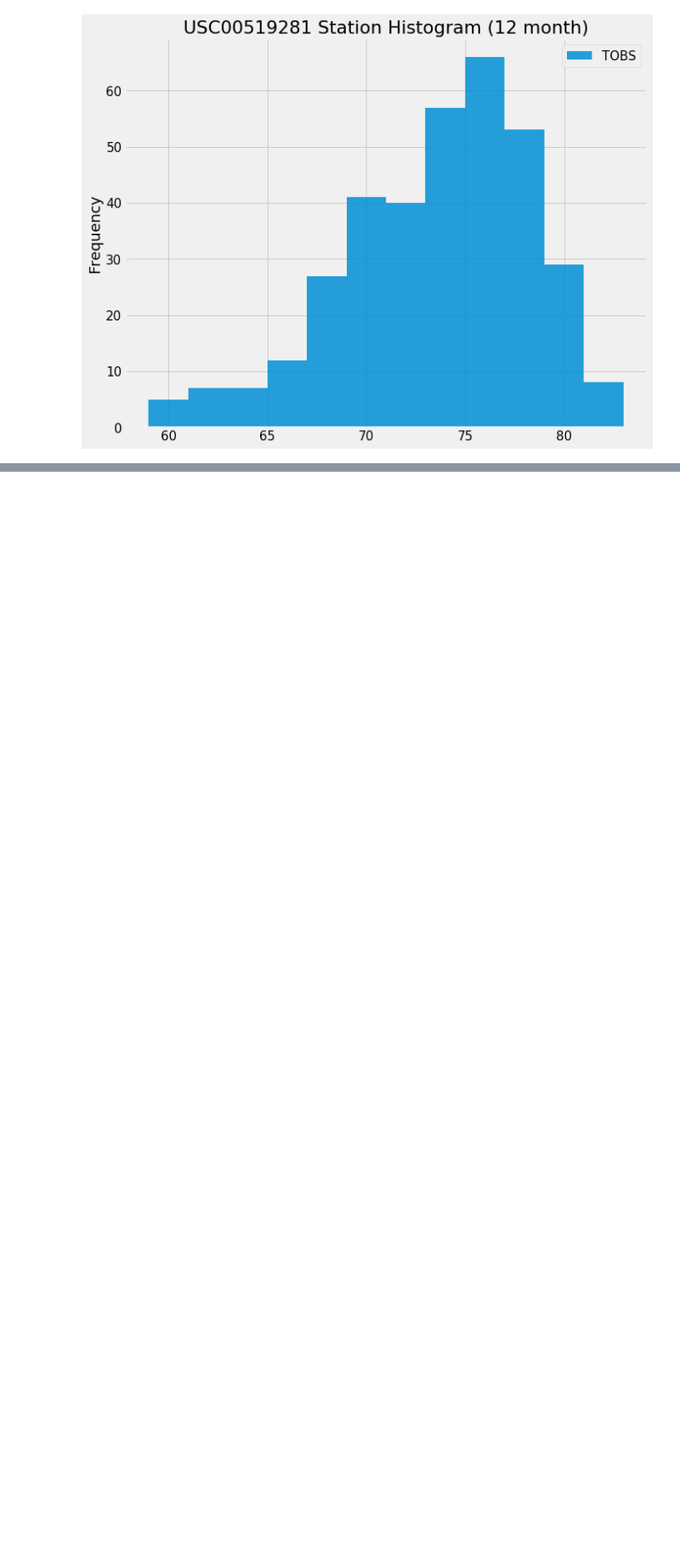
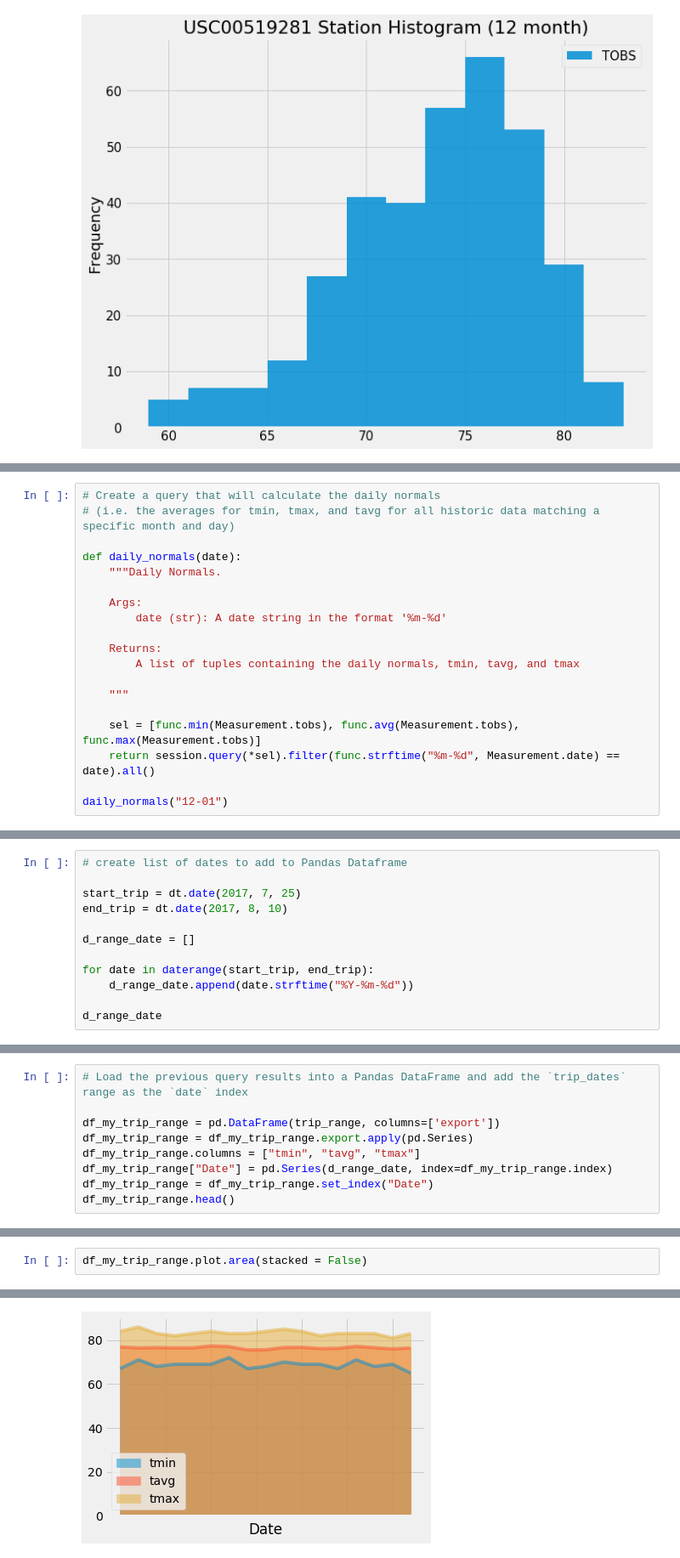
Before and after one commit to rfrescas/Unit_10_Assignment-Surfs_Up, a Jupyter notebook: climate_surfs_up.ipynb, the cells around one changed output, grey strips where cells are left out. Shown at 85% size. Saved outputs shown, nothing was run; the diff lists cells and outputs as text; blank space fills up the shorter version.

```diff
--- a/climate_surfs_up.ipynb
+++ b/climate_surfs_up.ipynb
@@ -243,0 +332,19 @@ plt.show()
+# %%
+# Create a query that will calculate the daily normals
+# (i.e. the averages for tmin, tmax, and tavg for all historic data matching a specific month and day)
+
+def daily_normals(date):
+    """Daily Normals.
+
+    Args:
+        date (str): A date string in the format '%m-%d'
+
+    Returns:
+        A list of tuples containing the daily normals, tmin, tavg, and tmax
+
+    """
+
+    sel = [func.min(Measurement.tobs), func.avg(Measurement.tobs), func.max(Measurement.tobs)]
+    return session.query(*sel).filter(func.strftime("%m-%d", Measurement.date) == date).all()
+
+daily_normals("12-01")
@@ -243,0 +398,12 @@ plt.show()
+# %%
+# create list of dates to add to Pandas Dataframe
+
+start_trip = dt.date(2017, 7, 25)
+end_trip = dt.date(2017, 8, 10)
+
+d_range_date = []
+
+for date in daterange(start_trip, end_trip):
+    d_range_date.append(date.strftime("%Y-%m-%d"))
+
+d_range_date
@@ -243,0 +428,9 @@ plt.show()
+# %%
+# Load the previous query results into a Pandas DataFrame and add the `trip_dates` range as the `date` index
+
+df_my_trip_range = pd.DataFrame(trip_range, columns=['export'])
+df_my_trip_range = df_my_trip_range.export.apply(pd.Series)
+df_my_trip_range.columns = ["tmin", "tavg", "tmax"]
+df_my_trip_range["Date"] = pd.Series(d_range_date, index=df_my_trip_range.index)
+df_my_trip_range = df_my_trip_range.set_index("Date")
+df_my_trip_range.head()
@@ -243,0 +445,3 @@ plt.show()
+# %%
+df_my_trip_range.plot.area(stacked = False)
+# %% [output]
@@ -243,0 +449 @@ plt.show()
+[figure, added]
```
Also changed, not shown: parts of 11 cells of this notebook.
